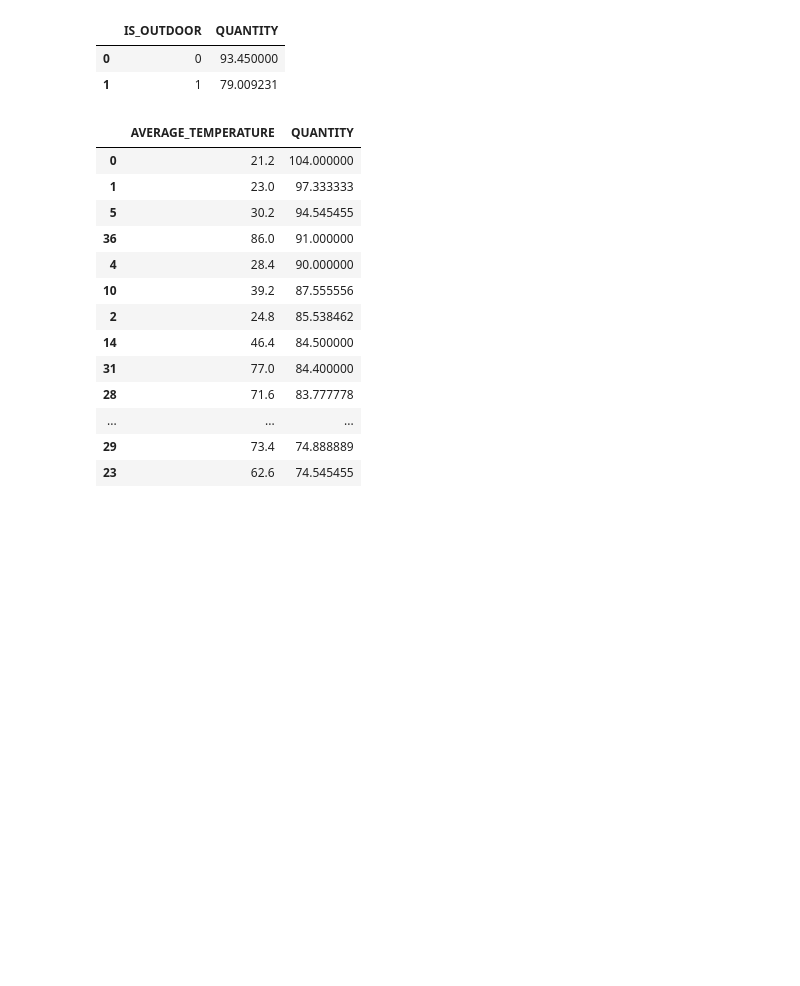
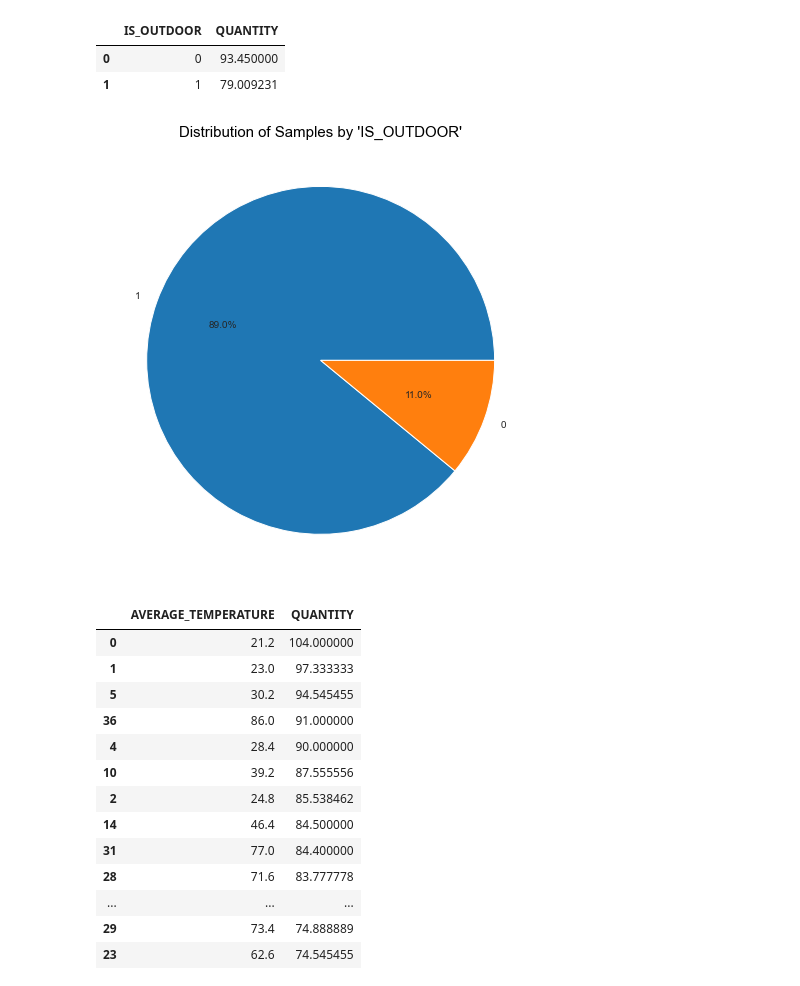
Before and after one commit to Husain-Jinia/Google_Solutions_Challenge, a Jupyter notebook: Burgers.ipynb, the cells around one changed output. Cells and saved outputs as stored; diff of their text form; code cells hidden in the pictures; blank space fills up the shorter version.

```diff
--- a/Burgers.ipynb
+++ b/Burgers.ipynb
@@ -164,6 +169,15 @@ transaction[["IS_OUTDOOR","QUANTITY"]].groupby(["IS_OUTDOOR"], as_index = False)
 |  | IS_OUTDOOR | QUANTITY |
 | 0 | 0 | 93.450000 |
 | 1 | 1 | 79.009231 |
+# %%
+labels = transaction['IS_OUTDOOR'].value_counts().index
+sizes = transaction['IS_OUTDOOR'].value_counts().values
+
+plt.figure(figsize = (8,8))
+plt.pie(sizes, labels=labels, autopct='%1.1f%%')
+plt.title("Distribution of Samples by 'IS_OUTDOOR'",color = 'black',fontsize = 15);
+# %% [output]
+[figure, added]
 # %%
 transaction[["AVERAGE_TEMPERATURE","QUANTITY"]].groupby(["AVERAGE_TEMPERATURE"], as_index = False).mean().sort_values(by="QUANTITY",ascending = False)
 # %% [output]
```
Also changed, not shown: parts of 6 cells of this notebook.
